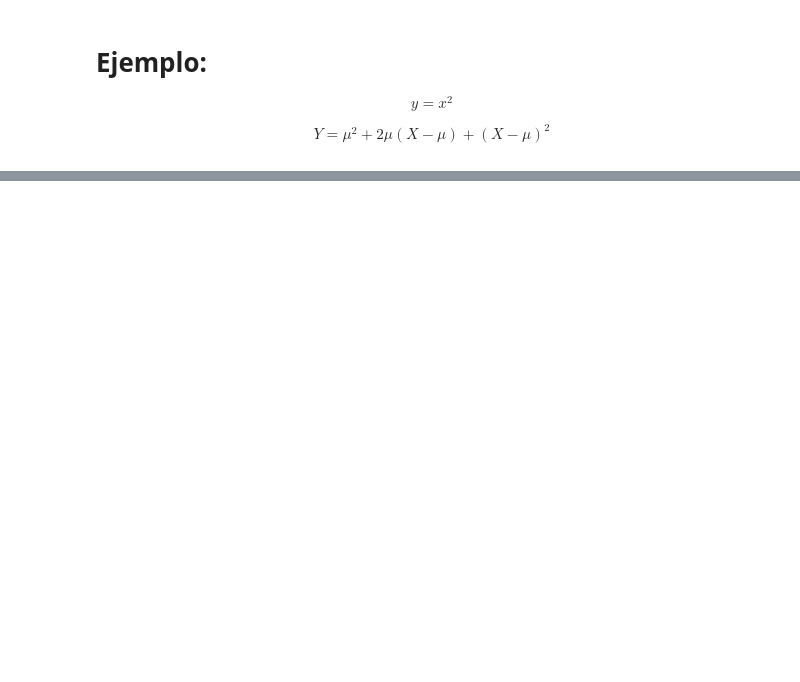
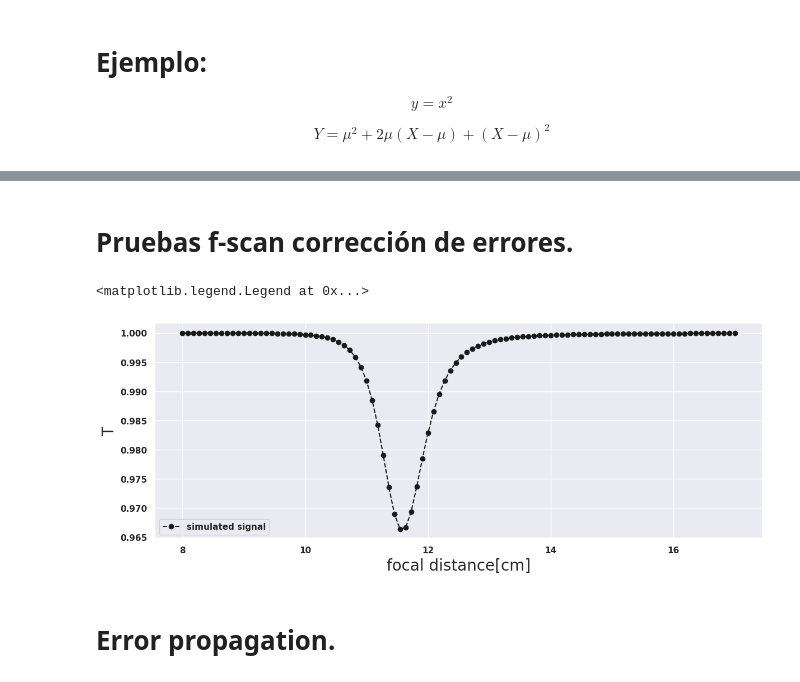
Before and after one commit to EstebanM-98/University_codes, a Jupyter notebook: TPA/correc_gauss.ipynb, the cells around one changed output, grey strips where cells are left out. Cells and saved outputs as stored; diff of their text form; code cells hidden in the pictures; blank space fills up the shorter version.

```diff
--- a/TPA/correc_gauss.ipynb
+++ b/TPA/correc_gauss.ipynb
@@ -85,0 +86,46 @@ plt.legend()
+# %% [markdown]
+#  Pruebas f-scan corrección de errores.
+# %%
+# Función ajustar
+def fscanTH2(focal,beta,L,Pavg,Tp,wl,D,ds,Cf,alfa,R,freq):
+
+    Leff = (1. - np.exp(-alfa*L))/alfa # Effective thickness
+    w0 = 2.0*wl*focal*Cf/(np.pi*D) # beam waist
+    z0 = np.pi*w0**2/wl # Rayleigh range
+    w = w0*np.sqrt(1 + ((ds - focal)/z0)**2) # Beam radius
+    I0 = 4*np.sqrt(np.log(2))*Pavg/(Tp*freq*np.pi**1.5*w**2) # Peak intensity at sample
+    B = beta*(1.0 - R)*I0*Leff
+    # Transmitance
+    T=1-1/(2*np.sqrt(2))*beta*(1-R)*I0*Leff/(1+((ds-focal)/z0)**2)
+    #T = [sum((-B[i])**m/(m + 1.0)*p(m) for m in range(0,N))
+        ##  for i in range(len(B))]
+    return T
+
+
+fig=plt.figure(figsize=(14,5))
+######################## PARAMETROS QUE SE ASUMEN COMO LOS REALES
+focal=np.linspace(8,17,100)*1e-2#focal distance [m]
+beta = 3.4e-11 # TPA seed in (m/W )
+L= 1.0e-3 # thickness in (m).
+Pavg = 200e-3# Average power in (W)
+Tp =  200e-15 # pulse width FWHM in (s)
+wl =790e-9 #central wavelength in (m)
+D = 2e-3 # beam diameter in (m)
+ds = 116.0e-3# Distance EFTL-sample (m)a
+Cf = 1.36 # beam correction coeff
+alfa = 2.6e-1 # linear absorption in (1/m)
+R =0.33 # reflection percentage
+freq = 90.6e6#Frecuencia en HZ
+
+T=list(fscanTH2(focal,beta,L,Pavg,Tp,wl,D,ds,Cf,alfa,R,freq)) #Señal simulada
+val_min=min(T)
+index=T.index(min(T))
+
+plt.plot(focal*100,T,'--ko',label='simulated signal')
+#plt.plot(corriente,Td,'--ro',label='derivada')
+plt.ylabel('T',fontsize=20)
+plt.xlabel('focal distance[cm]',fontsize=20)
+plt.legend()
+# %% [output]
+<matplotlib.legend.Legend at 0x...>
+[figure, added]
@@ -85,0 +254,2 @@ plt.legend()
+# %% [markdown]
+# Error propagation.
```
Also changed, not shown: parts of 6 cells of this notebook, 5 other files.
